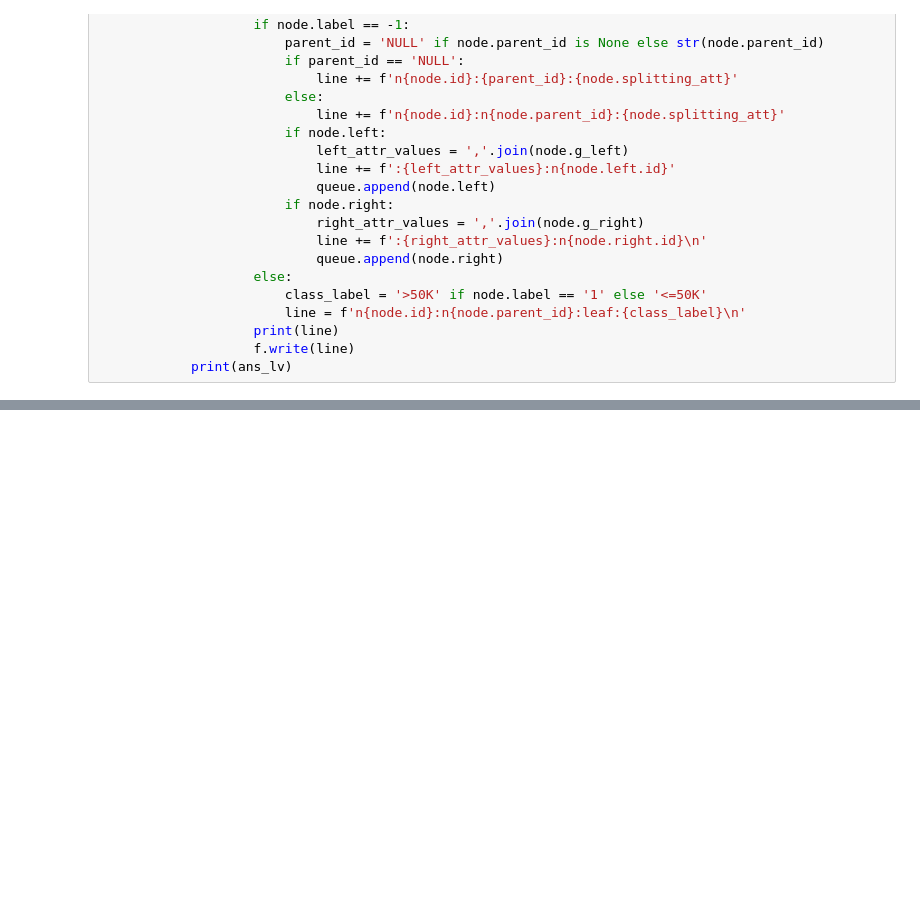
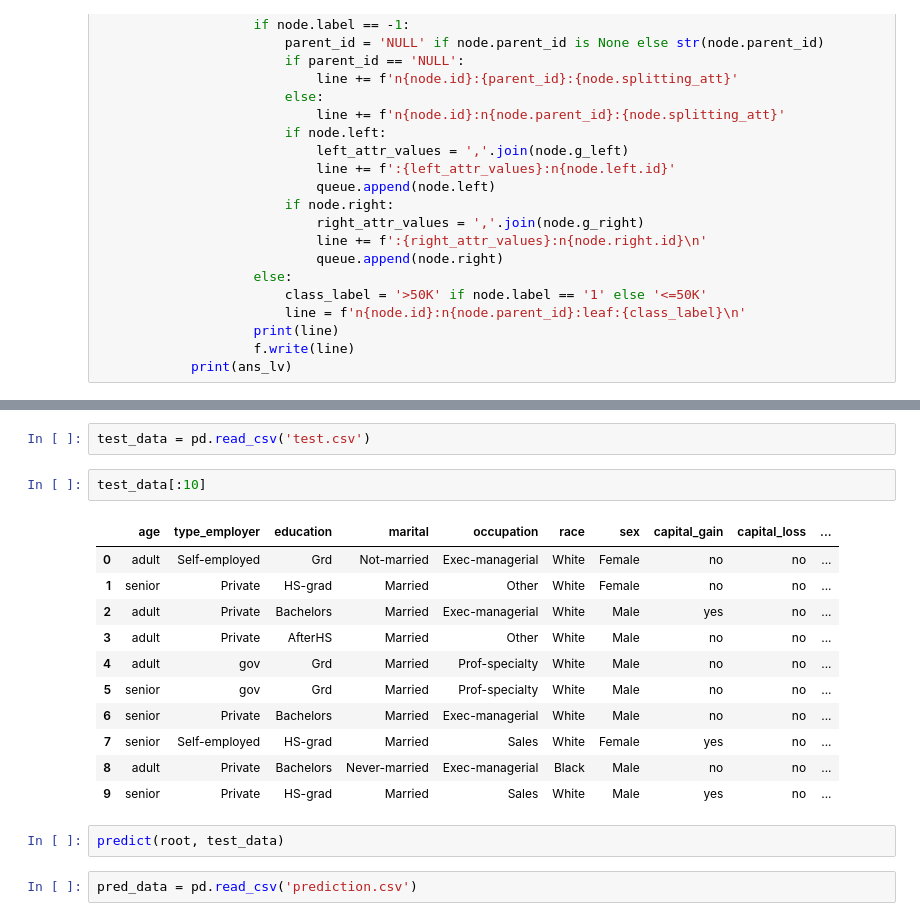
Before and after one commit to CuongNN218/DecisionTree, a Jupyter notebook: preprocessing.ipynb, the cells around one changed output, grey strips where cells are left out. Drawn from its saved outputs; the diff is of its cells as text; blank space fills up the shorter version.

Commit message:
add pred function and evaluate function for tree

```diff
--- a/preprocessing.ipynb
+++ b/preprocessing.ipynb
@@ -924,0 +1045,20 @@ n165:n163:leaf:<=50K
+# %%
+test_data = pd.read_csv('test.csv')
+# %%
+test_data[:10]
+# %% [output]
+|  | age | type_employer | education | marital | occupation | race | sex | capital_gain | capital_loss | ... |
+| 0 | adult | Self-employed | Grd | Not-married | Exec-managerial | White | Female | no | no | ... |
+| 1 | senior | Private | HS-grad | Married | Other | White | Female | no | no | ... |
+| 2 | adult | Private | Bachelors | Married | Exec-managerial | White | Male | yes | no | ... |
+| 3 | adult | Private | AfterHS | Married | Other | White | Male | no | no | ... |
+| 4 | adult | gov | Grd | Married | Prof-specialty | White | Male | no | no | ... |
+| 5 | senior | gov | Grd | Married | Prof-specialty | White | Male | no | no | ... |
+| 6 | senior | Private | Bachelors | Married | Exec-managerial | White | Male | no | no | ... |
+| 7 | senior | Self-employed | HS-grad | Married | Sales | White | Female | yes | no | ... |
+| 8 | adult | Private | Bachelors | Never-married | Exec-managerial | Black | Male | no | no | ... |
+| 9 | senior | Private | HS-grad | Married | Sales | White | Male | yes | no | ... |
+# %%
+predict(root, test_data)
+# %%
+pred_data = pd.read_csv('prediction.csv')
```
Also changed, not shown: parts of 19 cells of this notebook, 4 other files.
